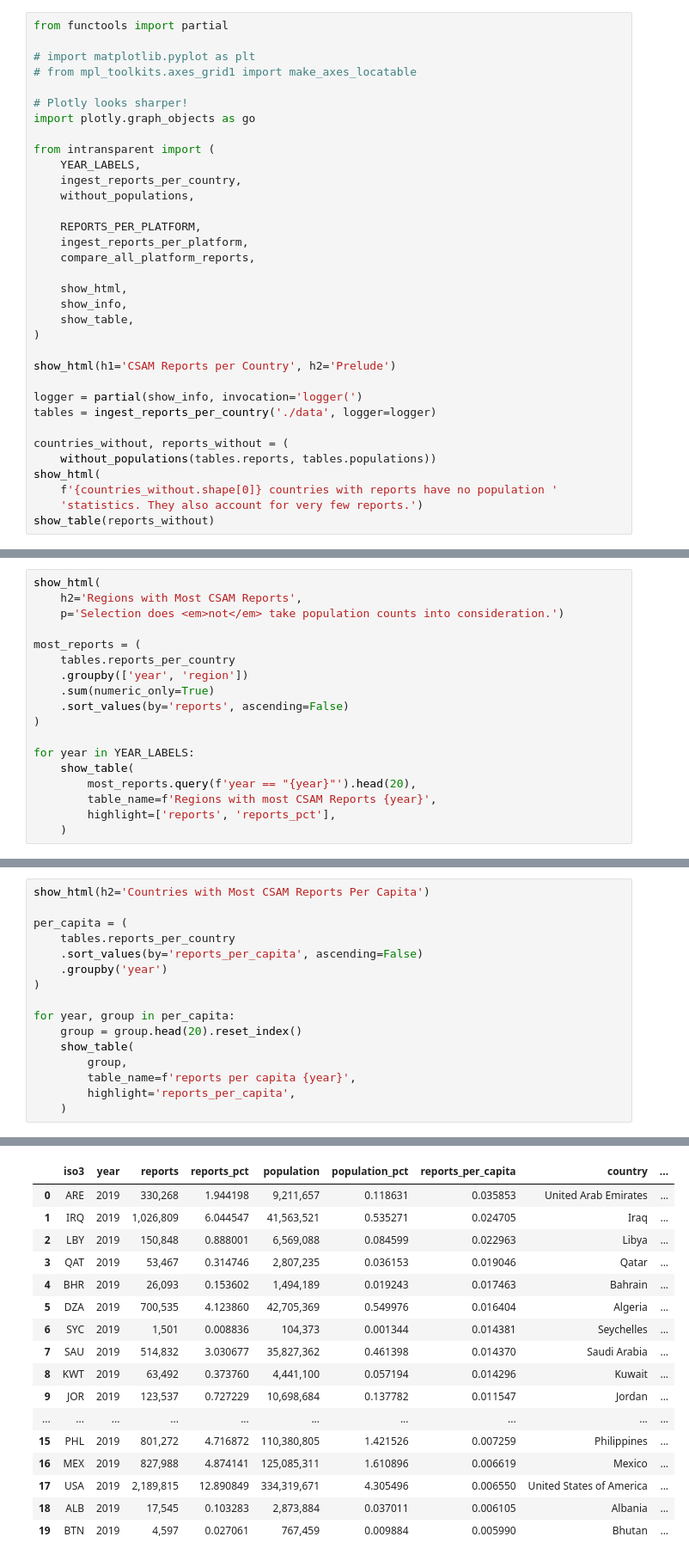
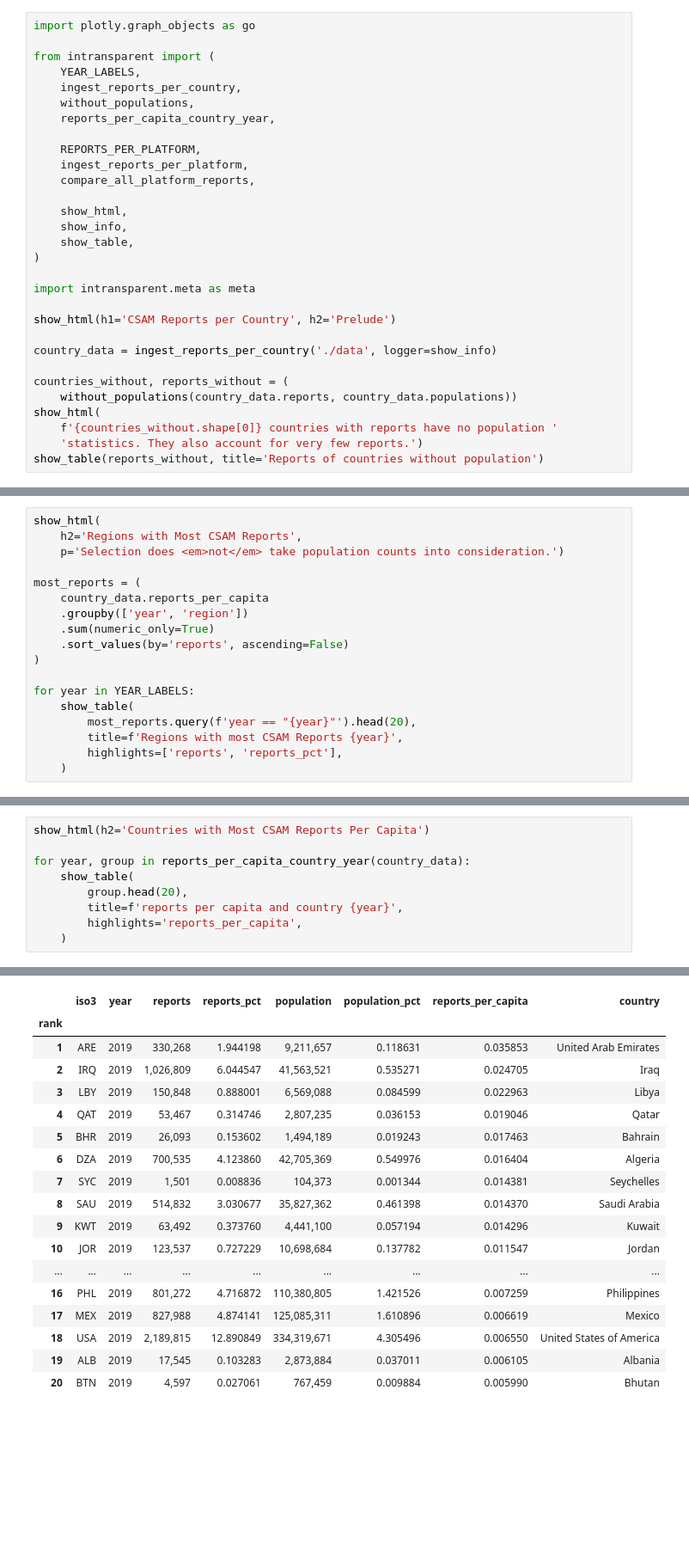
Before and after one commit to apparebit/diaphanous, a Jupyter notebook: analysis.ipynb, the cells around one changed output, grey strips where cells are left out. Shown at 86% size. Cells and saved outputs as stored; diff of their text form; blank space fills up the shorter version.

Commit message:
Account for API changes, add analysis of Meta's disclosures

```diff
--- a/analysis.ipynb
+++ b/analysis.ipynb
@@ -1,16 +1,11 @@
 # %%
-from functools import partial
-
-# import matplotlib.pyplot as plt
-# from mpl_toolkits.axes_grid1 import make_axes_locatable
-
-# Plotly looks sharper!
 import plotly.graph_objects as go
 
 from intransparent import (
     YEAR_LABELS,
     ingest_reports_per_country,
     without_populations,
+    reports_per_capita_country_year,
 
     REPORTS_PER_PLATFORM,
     ingest_reports_per_platform,
@@ -21,17 +16,18 @@ from intransparent import (
     show_table,
 )
 
+import intransparent.meta as meta
+
 show_html(h1='CSAM Reports per Country', h2='Prelude')
 
-logger = partial(show_info, invocation='logger(')
-tables = ingest_reports_per_country('./data', logger=logger)
+country_data = ingest_reports_per_country('./data', logger=show_info)
 
 countries_without, reports_without = (
-    without_populations(tables.reports, tables.populations))
+    without_populations(country_data.reports, country_data.populations))
 show_html(
     f'{countries_without.shape[0]} countries with reports have no population '
     'statistics. They also account for very few reports.')
-show_table(reports_without)
+show_table(reports_without, title='Reports of countries without population')
 # %% [output]
 CSAM Reports per Country
 Prelude
@@ -83,7 +79,7 @@ show_html(
     p='Selection does <em>not</em> take population counts into consideration.')
 
 most_reports = (
-    tables.reports_per_country
+    country_data.reports_per_capita
     .groupby(['year', 'region'])
     .sum(numeric_only=True)
     .sort_values(by='reports', ascending=False)
@@ -92,8 +88,8 @@ most_reports = (
 for year in YEAR_LABELS:
     show_table(
         most_reports.query(f'year == "{year}"').head(20),
-        table_name=f'Regions with most CSAM Reports {year}',
-        highlight=['reports', 'reports_pct'],
+        title=f'Regions with most CSAM Reports {year}',
+        highlights=['reports', 'reports_pct'],
     )
 # %% [output]
 Regions with Most CSAM Reports
@@ -177,18 +173,11 @@ Regions with most CSAM Reports 2022
 # %%
 show_html(h2='Countries with Most CSAM Reports Per Capita')
 
-per_capita = (
-    tables.reports_per_country
-    .sort_values(by='reports_per_capita', ascending=False)
-    .groupby('year')
-)
-
-for year, group in per_capita:
-    group = group.head(20).reset_index()
+for year, group in reports_per_capita_country_year(country_data):
     show_table(
-        group,
-        table_name=f'reports per capita {year}',
-        highlight='reports_per_capita',
+        group.head(20),
+        title=f'reports per capita and country {year}',
+        highlights='reports_per_capita',
     )
 # %% [output]
 Countries with Most CSAM Reports Per Capita
@@ -196,17 +185,18 @@ reports per capita 2019
-|  | iso3 | year | reports | reports_pct | population | population_pct | reports_per_capita | country | ... |
-| 0 | ARE | 2019 | 330,268 | 1.944198 | 9,211,657 | 0.118631 | 0.035853 | United Arab Emirates | ... |
-| 1 | IRQ | 2019 | 1,026,809 | 6.044547 | 41,563,521 | 0.535271 | 0.024705 | Iraq | ... |
-| 2 | LBY | 2019 | 150,848 | 0.888001 | 6,569,088 | 0.084599 | 0.022963 | Libya | ... |
-| 3 | QAT | 2019 | 53,467 | 0.314746 | 2,807,235 | 0.036153 | 0.019046 | Qatar | ... |
-| 4 | BHR | 2019 | 26,093 | 0.153602 | 1,494,189 | 0.019243 | 0.017463 | Bahrain | ... |
-| 5 | DZA | 2019 | 700,535 | 4.123860 | 42,705,369 | 0.549976 | 0.016404 | Algeria | ... |
-| 6 | SYC | 2019 | 1,501 | 0.008836 | 104,373 | 0.001344 | 0.014381 | Seychelles | ... |
-| 7 | SAU | 2019 | 514,832 | 3.030677 | 35,827,362 | 0.461398 | 0.014370 | Saudi Arabia | ... |
-| 8 | KWT | 2019 | 63,492 | 0.373760 | 4,441,100 | 0.057194 | 0.014296 | Kuwait | ... |
-| 9 | JOR | 2019 | 123,537 | 0.727229 | 10,698,684 | 0.137782 | 0.011547 | Jordan | ... |
-| ... | ... | ... | ... | ... | ... | ... | ... | ... | ... |
-| 15 | PHL | 2019 | 801,272 | 4.716872 | 110,380,805 | 1.421526 | 0.007259 | Philippines | ... |
-| 16 | MEX | 2019 | 827,988 | 4.874141 | 125,085,311 | 1.610896 | 0.006619 | Mexico | ... |
-| 17 | USA | 2019 | 2,189,815 | 12.890849 | 334,319,671 | 4.305496 | 0.006550 | United States of America | ... |
-| 18 | ALB | 2019 | 17,545 | 0.103283 | 2,873,884 | 0.037011 | 0.006105 | Albania | ... |
-| 19 | BTN | 2019 | 4,597 | 0.027061 | 767,459 | 0.009884 | 0.005990 | Bhutan | ... |
+|  | iso3 | year | reports | reports_pct | population | population_pct | reports_per_capita | country |
+| rank |  |  |  |  |  |  |  |  |
+| 1 | ARE | 2019 | 330,268 | 1.944198 | 9,211,657 | 0.118631 | 0.035853 | United Arab Emirates |
+| 2 | IRQ | 2019 | 1,026,809 | 6.044547 | 41,563,521 | 0.535271 | 0.024705 | Iraq |
+| 3 | LBY | 2019 | 150,848 | 0.888001 | 6,569,088 | 0.084599 | 0.022963 | Libya |
+| 4 | QAT | 2019 | 53,467 | 0.314746 | 2,807,235 | 0.036153 | 0.019046 | Qatar |
+| 5 | BHR | 2019 | 26,093 | 0.153602 | 1,494,189 | 0.019243 | 0.017463 | Bahrain |
+| 6 | DZA | 2019 | 700,535 | 4.123860 | 42,705,369 | 0.549976 | 0.016404 | Algeria |
+| 7 | SYC | 2019 | 1,501 | 0.008836 | 104,373 | 0.001344 | 0.014381 | Seychelles |
+| 8 | SAU | 2019 | 514,832 | 3.030677 | 35,827,362 | 0.461398 | 0.014370 | Saudi Arabia |
+| 9 | KWT | 2019 | 63,492 | 0.373760 | 4,441,100 | 0.057194 | 0.014296 | Kuwait |
+| 10 | JOR | 2019 | 123,537 | 0.727229 | 10,698,684 | 0.137782 | 0.011547 | Jordan |
+| ... | ... | ... | ... | ... | ... | ... | ... | ... |
+| 16 | PHL | 2019 | 801,272 | 4.716872 | 110,380,805 | 1.421526 | 0.007259 | Philippines |
+| 17 | MEX | 2019 | 827,988 | 4.874141 | 125,085,311 | 1.610896 | 0.006619 | Mexico |
+| 18 | USA | 2019 | 2,189,815 | 12.890849 | 334,319,671 | 4.305496 | 0.006550 | United States of America |
+| 19 | ALB | 2019 | 17,545 | 0.103283 | 2,873,884 | 0.037011 | 0.006105 | Albania |
+| 20 | BTN | 2019 | 4,597 | 0.027061 | 767,459 | 0.009884 | 0.005990 | Bhutan |
```
Also changed, not shown: parts of 5 cells of this notebook.
